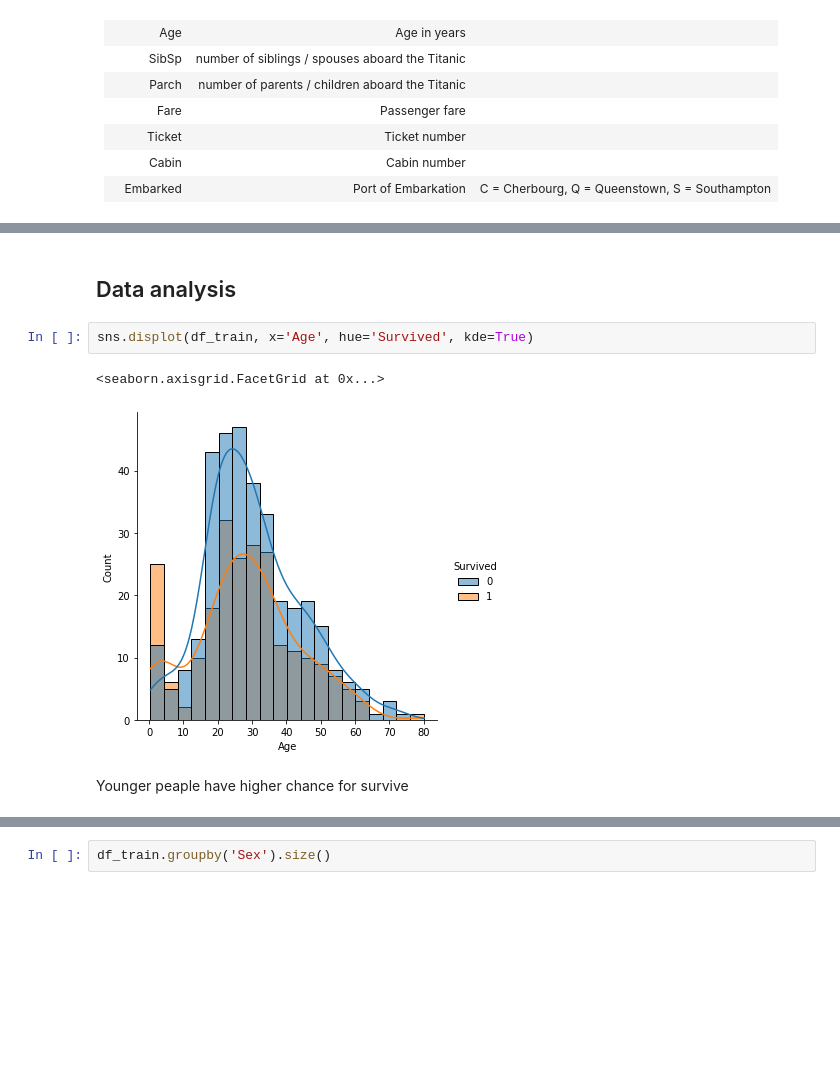
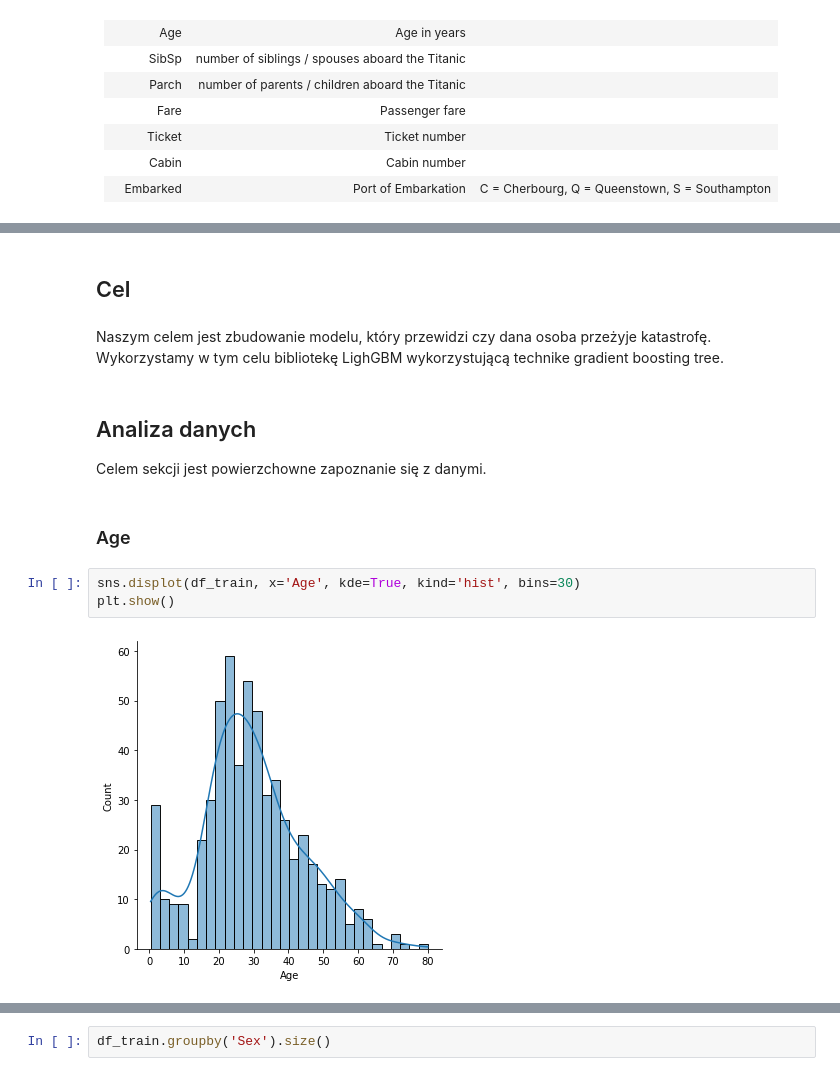
Before and after one commit to pbiecek/InterpretableMachineLearning2021, a Jupyter notebook: Homeworks/HW1/AndrzejZapala/titanic.ipynb, the cells around one changed output, grey strips where cells are left out. Saved outputs shown, nothing was run; the diff lists cells and outputs as text; blank space fills up the shorter version.

```diff
--- a/Homeworks/HW1/AndrzejZapala/titanic.ipynb
+++ b/Homeworks/HW1/AndrzejZapala/titanic.ipynb
@@ -57,9 +60,14 @@ I try to create model which predicts survivability on Titanic using gradient boo
-# %% [markdown]
-## Data analysis
+# %% [markdown]
+## Cel
+# %% [markdown]
+Naszym celem jest zbudowanie modelu, który przewidzi czy dana osoba przeżyje katastrofę. Wykorzystamy w tym celu bibliotekę LighGBM wykorzystującą technike gradient boosting tree.
+# %% [markdown]
+## Analiza danych
+Celem sekcji jest powierzchowne zapoznanie się z danymi.
+# %% [markdown]
+### Age
 # %%
-sns.displot(df_train, x='Age', hue='Survived', kde=True)
+sns.displot(df_train, x='Age', kde=True, kind='hist', bins=30)
+plt.show()
 # %% [output]
-<seaborn.axisgrid.FacetGrid at 0x...>
-[figure, old version]
+[figure, new version]
-# %% [markdown]
-Younger peaple have higher chance for survive
```
Also changed, not shown: parts of 45 cells of this notebook, 1 other file.
